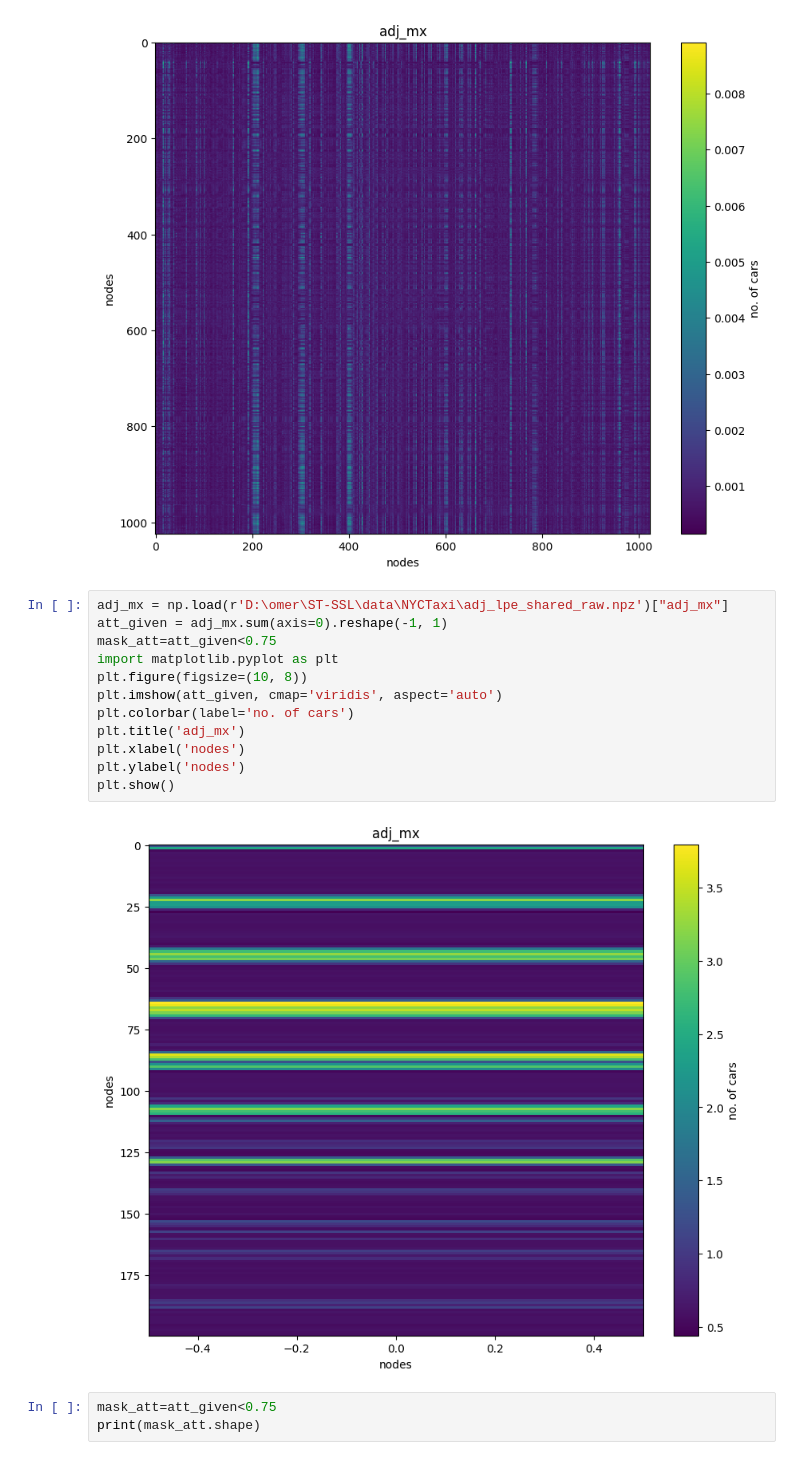
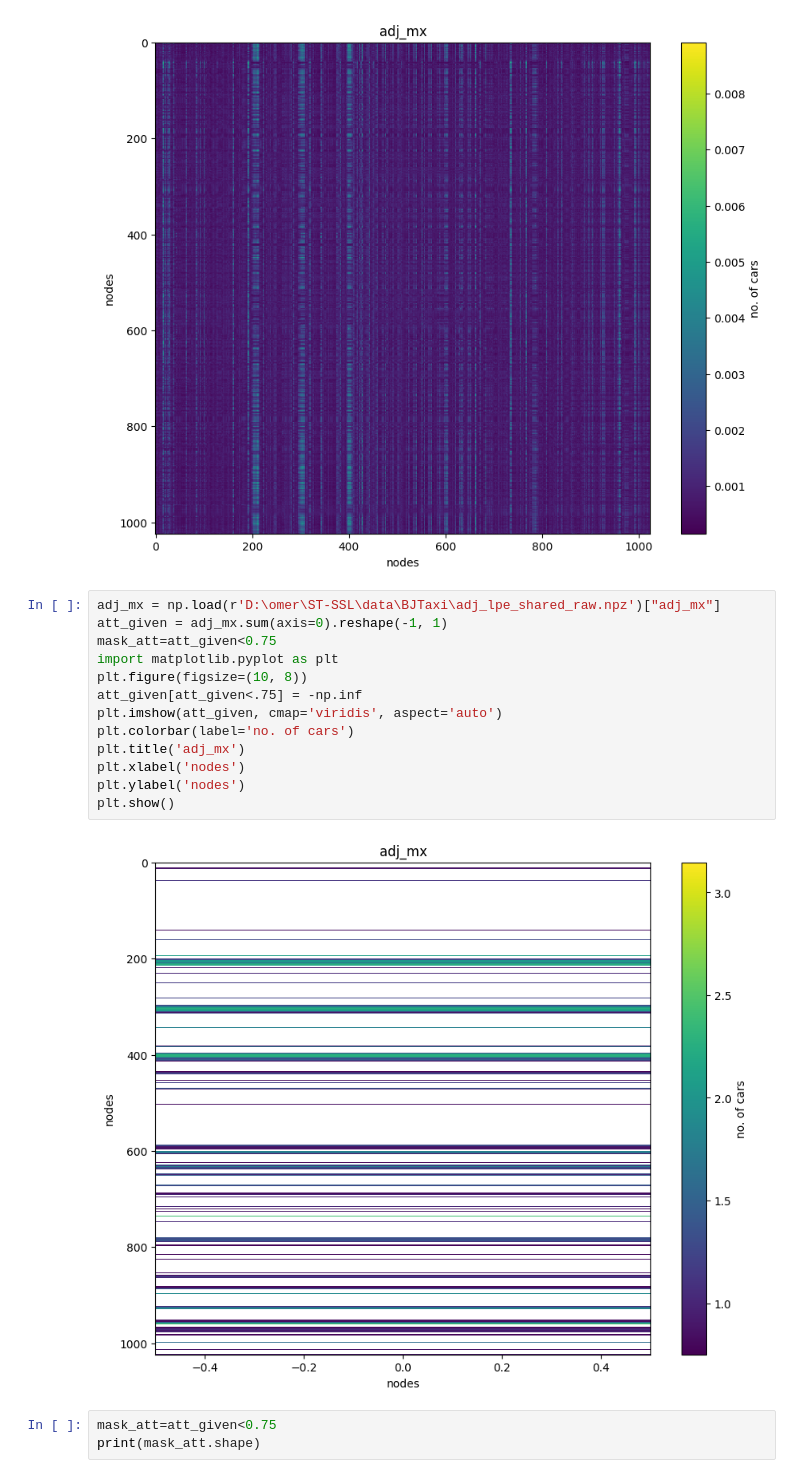
Before and after one commit to omerAJ/Hyb-STEX, a Jupyter notebook: evaluateLosses.ipynb, the cells around one changed output. Saved outputs shown, nothing was run; the diff lists cells and outputs as text.

```diff
--- a/evaluateLosses.ipynb
+++ b/evaluateLosses.ipynb
@@ -212,19 +234,20 @@ plt.show()
 adj_mx.shape: (1024, 1024)
 [figure]
 # %%
-adj_mx = np.load(r'D:\omer\ST-SSL\data\NYCTaxi\adj_lpe_shared_raw.npz')["adj_mx"]
+adj_mx = np.load(r'D:\omer\ST-SSL\data\BJTaxi\adj_lpe_shared_raw.npz')["adj_mx"]
 att_given = adj_mx.sum(axis=0).reshape(-1, 1)
 mask_att=att_given<0.75
 import matplotlib.pyplot as plt
 plt.figure(figsize=(10, 8))
+att_given[att_given<.75] = -np.inf
 plt.imshow(att_given, cmap='viridis', aspect='auto')
 plt.colorbar(label='no. of cars')
 plt.title('adj_mx')
 plt.xlabel('nodes')
 plt.ylabel('nodes')
 plt.show()
 # %% [output]
-[figure, old version]
+[figure, new version]
 # %%
 mask_att=att_given<0.75
 print(mask_att.shape)
```
Also changed, not shown: parts of 5 cells of this notebook, 4 other files.
